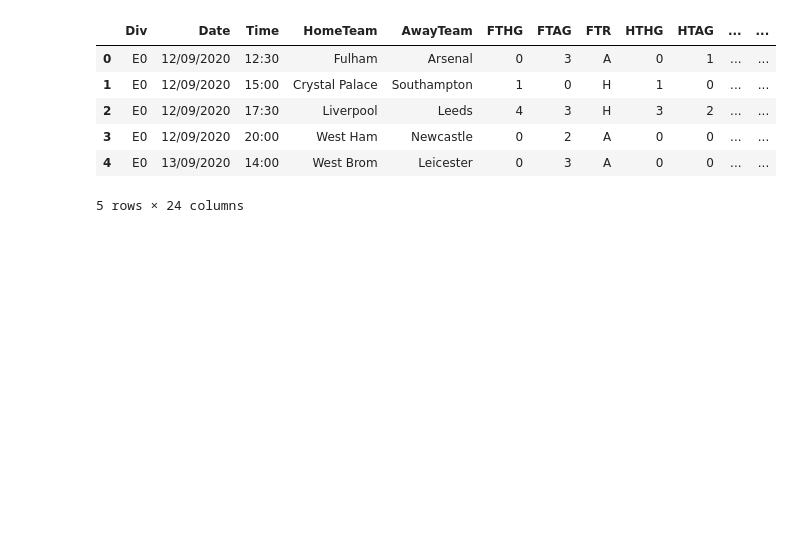
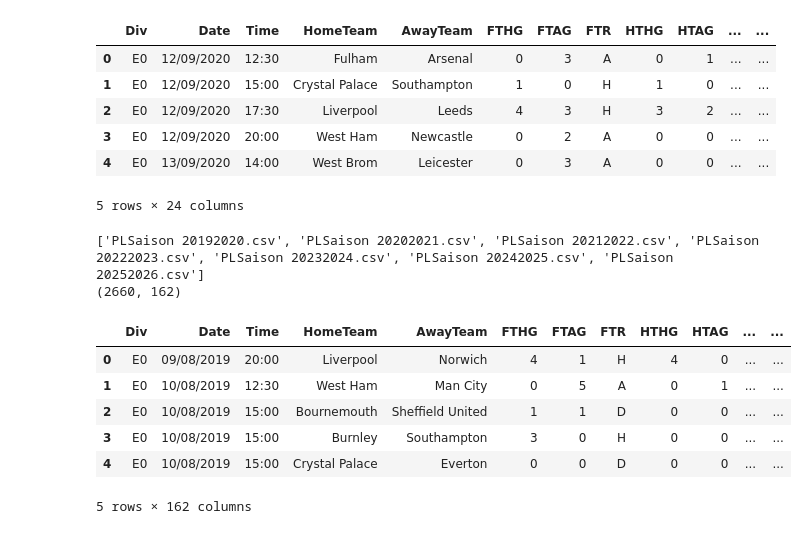
Before and after one commit to Alban-MBANI/projet_personnel_foot, a Jupyter notebook: PL.ipynb, the cells around one changed output. Cells and saved outputs as stored; diff of their text form; code cells hidden in the pictures; blank space fills up the shorter version.

```diff
--- a/PL.ipynb
+++ b/PL.ipynb
@@ -65,0 +165,25 @@ pl.head(5)
+# %%
+# Liste des fichiers PLSaison
+fichiers = glob.glob(os.path.join("PLSaison *.csv"))
+
+# Tri chronologique
+fichiers = sorted(fichiers, key=lambda x: int(os.path.basename(x).split()[1][:4]))
+
+print(fichiers)   # Vérifie l'ordre
+
+# Fusion
+pl = pd.concat([pd.read_csv(f) for f in fichiers], ignore_index=True)
+
+# Vérification
+print(pl.shape)
+pl.head()
+# %% [output]
+['PLSaison 20192020.csv', 'PLSaison 20202021.csv', 'PLSaison 20212022.csv', 'PLSaison 20222023.csv', 'PLSaison 20232024.csv', 'PLSaison 20242025.csv', 'PLSaison 20252026.csv']
+(2660, 162)
+|  | Div | Date | Time | HomeTeam | AwayTeam | FTHG | FTAG | FTR | HTHG | HTAG | ... | ... |
+| 0 | E0 | 09/08/2019 | 20:00 | Liverpool | Norwich | 4 | 1 | H | 4 | 0 | ... | ... |
+| 1 | E0 | 10/08/2019 | 12:30 | West Ham | Man City | 0 | 5 | A | 0 | 1 | ... | ... |
+| 2 | E0 | 10/08/2019 | 15:00 | Bournemouth | Sheffield United | 1 | 1 | D | 0 | 0 | ... | ... |
+| 3 | E0 | 10/08/2019 | 15:00 | Burnley | Southampton | 3 | 0 | H | 0 | 0 | ... | ... |
+| 4 | E0 | 10/08/2019 | 15:00 | Crystal Palace | Everton | 0 | 0 | D | 0 | 0 | ... | ... |
+5 rows × 162 columns
```
Also changed, not shown: parts of 22 cells of this notebook.
